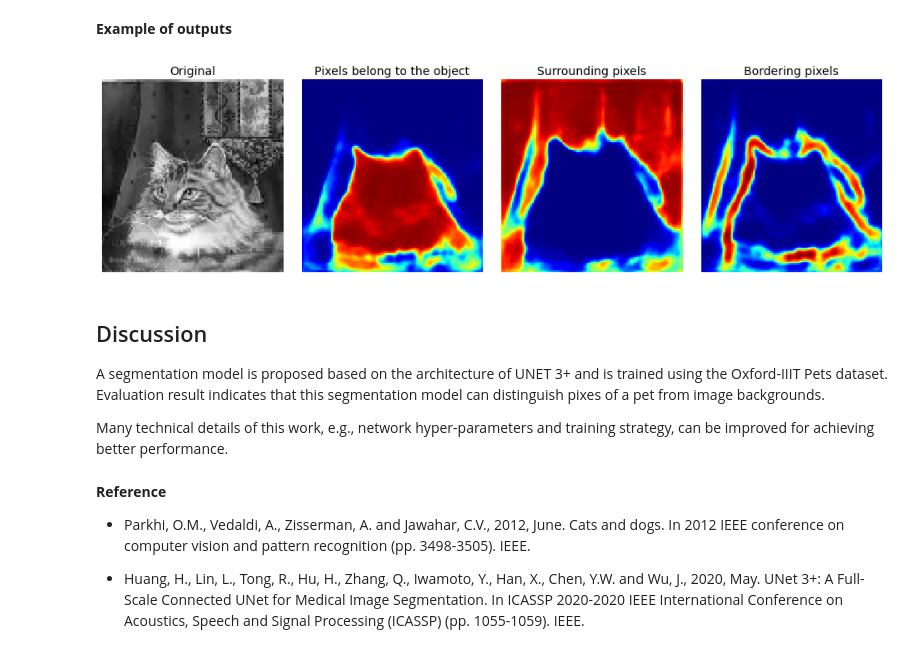
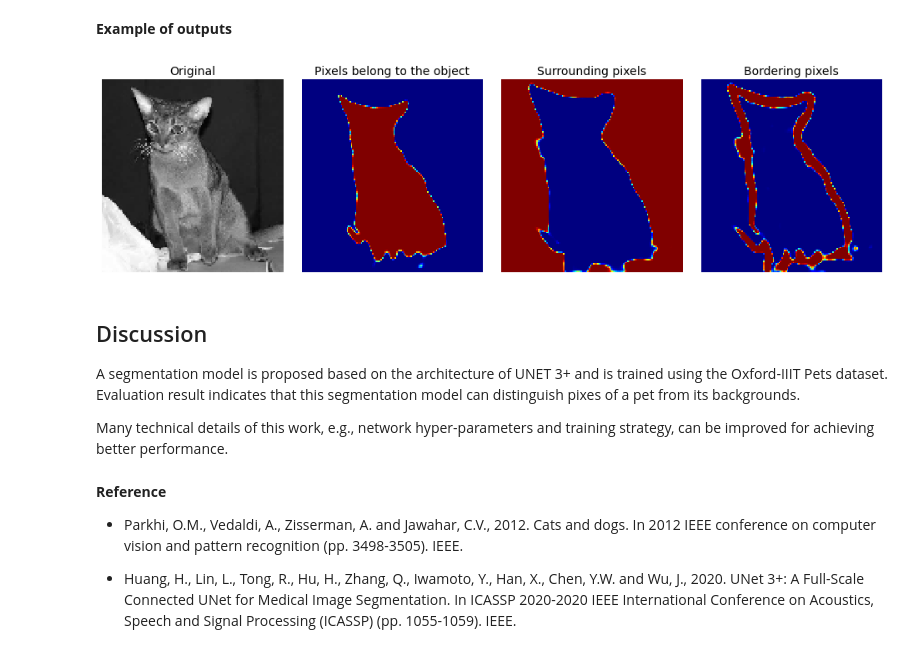
Before and after one commit to yingkaisha/keras-unet-collection, a Jupyter notebook: examples/segmentation_unet-three-plus_oxford-iiit.ipynb, the cells around one changed output. Drawn from its saved outputs; the diff is of its cells as text; code cells hidden in the pictures.

Commit message:
adding hybrid loss implementations.

```diff
--- a/examples/segmentation_unet-three-plus_oxford-iiit.ipynb
+++ b/examples/segmentation_unet-three-plus_oxford-iiit.ipynb
@@ -178,0 +192,12 @@ unet3plus = keras.models.Model([input_tensor,], OUT_stack)
+# %%
+from keras_unet_collection import losses
+
+def hybrid_loss(y_true, y_pred):
+
+    loss_focal = losses.focal_tversky(y_true, y_pred, alpha=0.5, gamma=4/3)
+    loss_iou = losses.iou_seg(y_true, y_pred)
+
+    # (x)
+    #loss_ssim = losses.ms_ssim(y_true, y_pred, max_val=1.0, filter_size=4)
+
+    return loss_focal+loss_iou #+loss_ssim
@@ -179,11 +206,7 @@ unet3plus = keras.models.Model([input_tensor,], OUT_stack)
 # %%
-unet3plus.compile(loss=[keras.losses.categorical_crossentropy,
-                        keras.losses.categorical_crossentropy,
-                        keras.losses.categorical_crossentropy,
-                        keras.losses.categorical_crossentropy,
-                        keras.losses.categorical_crossentropy],
-                 loss_weights=[0.25, 0.25, 0.25, 0.25, 1.0],
-                 optimizer=keras.optimizers.Adam(lr=1e-4))
+unet3plus.compile(loss=[hybrid_loss, hybrid_loss, hybrid_loss, hybrid_loss, hybrid_loss],
+                  loss_weights=[0.25, 0.25, 0.25, 0.25, 1.0],
+                  optimizer=keras.optimizers.Adam(learning_rate=1e-4))
 # %% [markdown]
 ## Data pre-processing
 
@@ -238,7 +261,7 @@ for epoch in range(N_epoch):
     if epoch == 0:
         temp_out = unet3plus.predict([valid_input])
         y_pred = temp_out[-1]
-        record = np.mean(keras.losses.categorical_crossentropy(valid_target, y_pred))
+        record = np.mean(hybrid_loss(valid_target, y_pred))
         print('\tInitial loss = {}'.format(record))
 
     # loop over batches
@@ -256,12 +279,15 @@ for epoch in range(N_epoch):
         # train on batch
         loss_ = unet3plus.train_on_batch([train_input,],
                                          [train_target, train_target, train_target, train_target, train_target,])
+#         if np.isnan(loss_):
+#             print("Training blow-up")
+
         # ** training loss is not stored ** #
 
     # epoch-end validation
     temp_out = unet3plus.predict([valid_input])
     y_pred = temp_out[-1]
-    record_temp = np.mean(keras.losses.categorical_crossentropy(valid_target, y_pred))
+    record_temp = np.mean(hybrid_loss(valid_target, y_pred))
     # ** validation loss is not stored ** #
 
     # if loss is reduced
@@ -300,4 +326,4 @@ The testing set performance is evaluated with cross-entropy and example outputs.
 # %%
-temp_out = unet3plus.predict([test_input])
+temp_out = unet3plus.predict([test_input,])
 y_pred = temp_out[-1]
 # %%
@@ -316,32 +346,32 @@ def ax_decorate_box(ax):
                    labelbottom=False, left=False, right=False, labelleft=False)
     return ax
 # %%
-i_sample = 1
+i_sample = 2
 
 fig, AX = plt.subplots(1, 4, figsize=(13, (13-0.2)/4))
 plt.subplots_adjust(0, 0, 1, 1, hspace=0, wspace=0.1)
 for ax in AX:
     ax = ax_decorate_box(ax)
 AX[0].pcolormesh(np.mean(test_input[i_sample, ...,], axis=-1), cmap=plt.cm.gray)
 AX[1].pcolormesh(y_pred[i_sample, ..., 0], cmap=plt.cm.jet)
 AX[2].pcolormesh(y_pred[i_sample, ..., 1], cmap=plt.cm.jet)
 AX[3].pcolormesh(y_pred[i_sample, ..., 2], cmap=plt.cm.jet)
 
 AX[0].set_title("Original", fontsize=14);
 AX[1].set_title("Pixels belong to the object", fontsize=14);
 AX[2].set_title("Surrounding pixels", fontsize=14);
 AX[3].set_title("Bordering pixels", fontsize=14);
 # %% [output]
-[figure, old version]
+[figure, new version]
 # %% [markdown]
 ## Discussion
 
-A segmentation model is proposed based on the architecture of UNET 3+ and is trained using the Oxford-IIIT Pets dataset. Evaluation result indicates that this segmentation model can distinguish pixes of a pet from image backgrounds.
+A segmentation model is proposed based on the architecture of UNET 3+ and is trained using the Oxford-IIIT Pets dataset. Evaluation result indicates that this segmentation model can distinguish pixes of a pet from its backgrounds.
 
 Many technical details of this work, e.g., network hyper-parameters and training strategy, can be improved for achieving better performance.
 # %% [markdown]
 **Reference**
 
-* Parkhi, O.M., Vedaldi, A., Zisserman, A. and Jawahar, C.V., 2012, June. Cats and dogs. In 2012 IEEE conference on computer vision and pattern recognition (pp. 3498-3505). IEEE.
+* Parkhi, O.M., Vedaldi, A., Zisserman, A. and Jawahar, C.V., 2012. Cats and dogs. In 2012 IEEE conference on computer vision and pattern recognition (pp. 3498-3505). IEEE.
 
-* Huang, H., Lin, L., Tong, R., Hu, H., Zhang, Q., Iwamoto, Y., Han, X., Chen, Y.W. and Wu, J., 2020, May. UNet 3+: A Full-Scale Connected UNet for Medical Image Segmentation. In ICASSP 2020-2020 IEEE International Conference on Acoustics, Speech and Signal Processing (ICASSP) (pp. 1055-1059). IEEE.
+* Huang, H., Lin, L., Tong, R., Hu, H., Zhang, Q., Iwamoto, Y., Han, X., Chen, Y.W. and Wu, J., 2020. UNet 3+: A Full-Scale Connected UNet for Medical Image Segmentation. In ICASSP 2020-2020 IEEE International Conference on Acoustics, Speech and Signal Processing (ICASSP) (pp. 1055-1059). IEEE.
```
Also changed, not shown: parts of 16 cells of this notebook.
